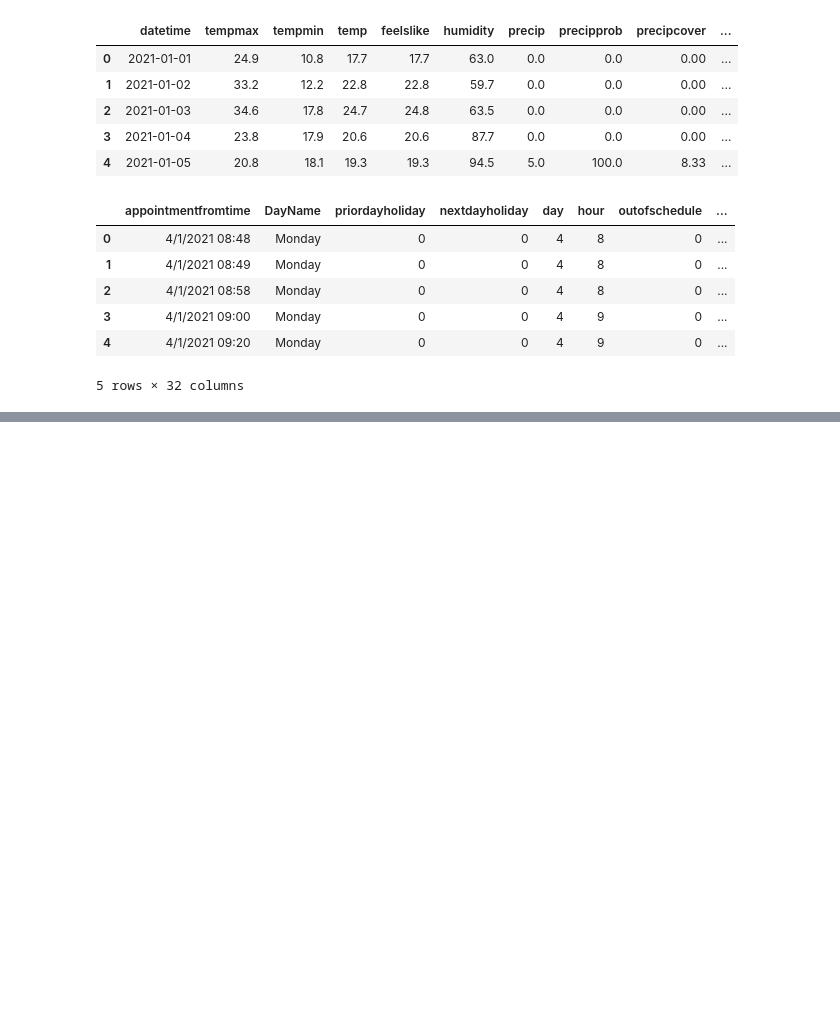
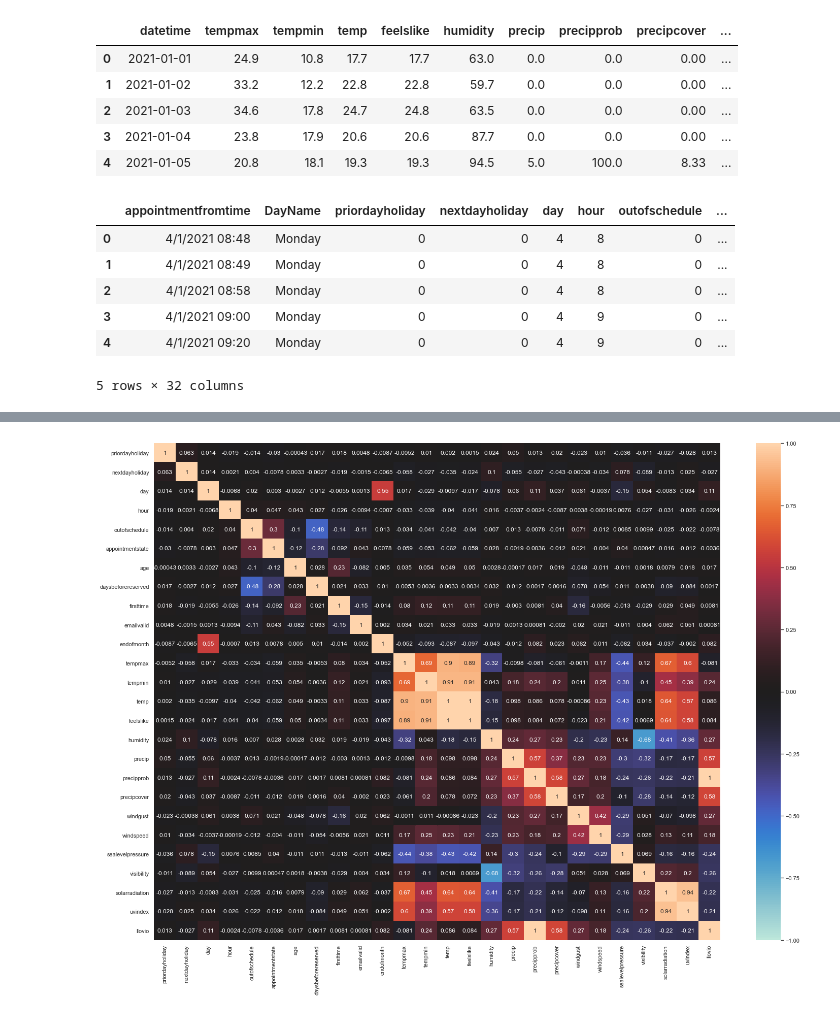
Before and after one commit to casagrandeale/TPDigitalHouse, a Jupyter notebook: T.P 3/1 - Preparacion dataset.ipynb, the cells around one changed output, grey strips where cells are left out. Saved outputs shown, nothing was run; the diff lists cells and outputs as text; code cells hidden in the pictures; blank space fills up the shorter version.

```diff
--- a/T.P 3/1 - Preparacion dataset.ipynb
+++ b/T.P 3/1 - Preparacion dataset.ipynb
@@ -183,0 +224,6 @@ data_final.head()
+# %%
+# visualizamos la matriz de correlación en Seaborn usando a heatmap
+sns.set(rc = {'figure.figsize':(25,18)})
+sns.heatmap(data_final.corr(), vmin=-1, vmax=1, center=0, annot=True);
+# %% [output]
+[figure, added]
```
Also changed, not shown: parts of 11 cells of this notebook, 2 other files.
